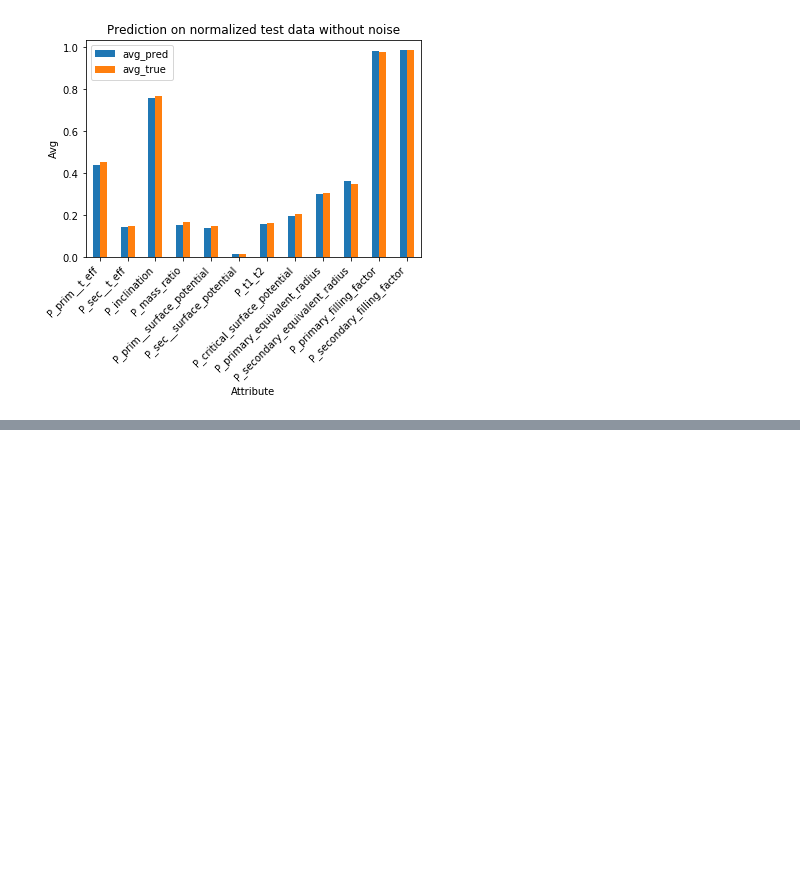
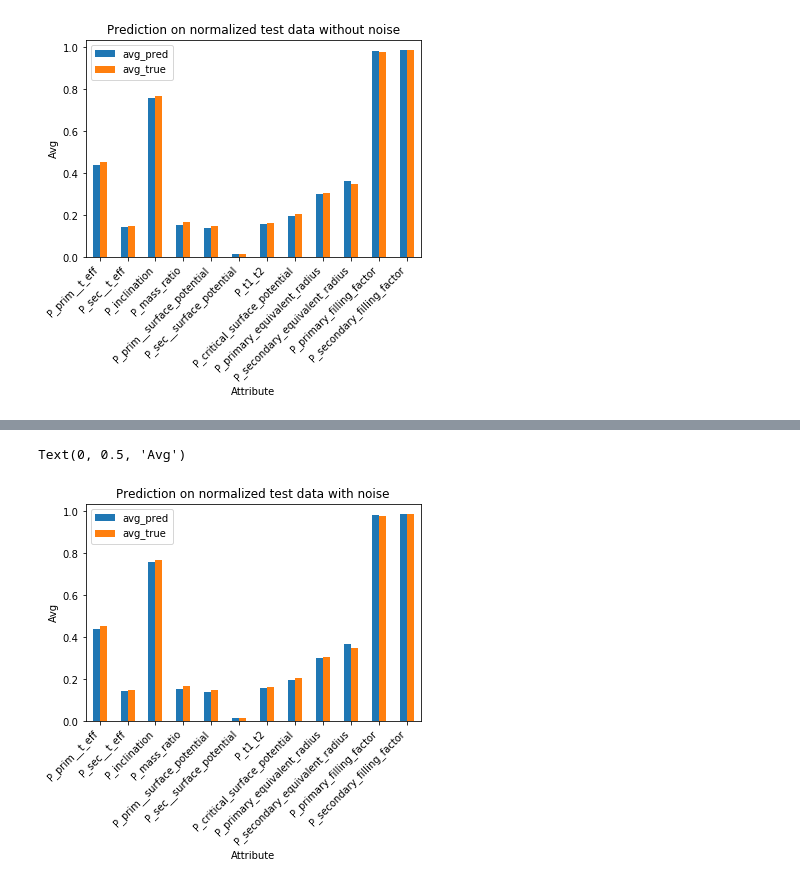
Before and after one commit to AdriNemcikova/DP, a Jupyter notebook: NORM_detached_all_params.ipynb, the cells around one changed output, grey strips where cells are left out. Drawn from its saved outputs; the diff is of its cells as text; code cells hidden in the pictures; blank space fills up the shorter version.

Commit message:
update norm det script

```diff
--- a/NORM_detached_all_params.ipynb
+++ b/NORM_detached_all_params.ipynb
@@ -340,0 +370,3 @@ Text(0, 0.5, 'Avg')
+# %%
+n_pred_mean = y_pred_norm_n.mean(axis=0)
+n_pred_mean
@@ -340,0 +387,19 @@ Text(0, 0.5, 'Avg')
+# %%
+y_test_norm_n = pd.DataFrame(y_test_norm_n,
+                            columns = [
+                                "P_prim__t_eff",
+                                "P_sec__t_eff",
+                                "P_inclination",
+                                "P_mass_ratio",
+                                "P_prim__surface_potential",
+                                "P_sec__surface_potential",
+                                "P_t1_t2",
+                                "P_critical_surface_potential",
+                                "P_primary_equivalent_radius",
+                                "P_secondary_equivalent_radius",
+                                "P_primary_filling_factor",
+                                "P_secondary_filling_factor"
+                            ])
+# %%
+n_true_mean = y_test_norm_n.mean(axis=0)
+n_true_mean
@@ -340,0 +420,6 @@ Text(0, 0.5, 'Avg')
+# %%
+n_eval_pred = pd.DataFrame({'attribute': n_true_mean.index,
+            'avg_true': n_true_mean.values,
+            'avg_pred': n_pred_mean.values,
+            'abs_error_%': 100*(abs(n_true_mean.values - n_pred_mean.values))})
+n_eval_pred
@@ -340,0 +440,10 @@ Text(0, 0.5, 'Avg')
+# %%
+x = np.arange(len(n_eval_pred))
+n_eval_pred[["avg_pred", "avg_true"]].plot(kind="bar")
+plt.title("Prediction on normalized test data with noise")
+plt.xlabel("Attribute")
+plt.xticks(x, n_eval_pred.attribute, rotation=45, ha='right')
+plt.ylabel("Avg")
+# %% [output]
+Text(0, 0.5, 'Avg')
+[figure, added]
```
Also changed, not shown: parts of 7 cells of this notebook.
